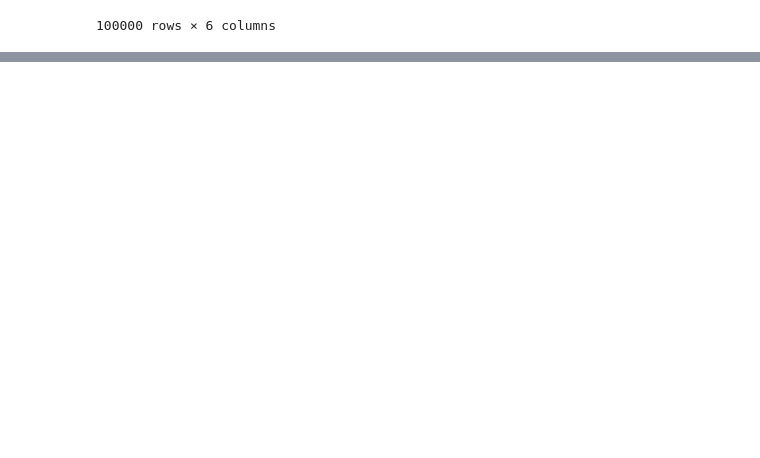
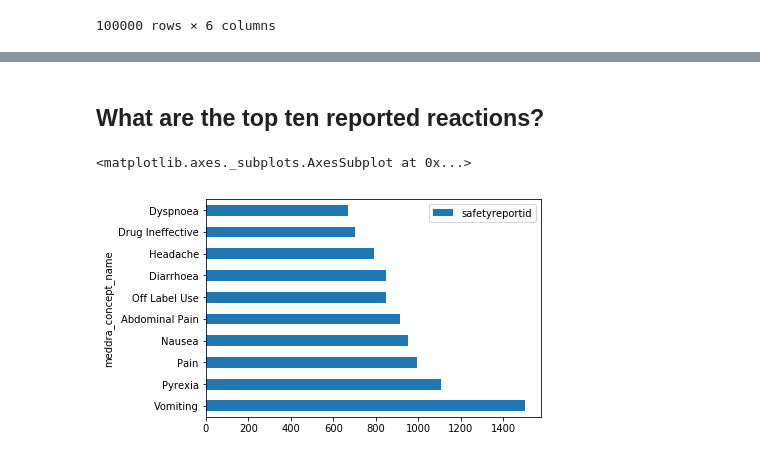
Before and after one commit to veronikabreton/smri2020, a Jupyter notebook: ntbks/python/My_First_Notebook.ipynb, the cells around one changed output, grey strips where cells are left out. Saved outputs shown, nothing was run; the diff lists cells and outputs as text; code cells hidden in the pictures; blank space fills up the shorter version.

```diff
--- a/ntbks/python/My_First_Notebook.ipynb
+++ b/ntbks/python/My_First_Notebook.ipynb
@@ -23,0 +67,15 @@ dat
+# %% [markdown]
+## What are the top ten reported reactions?
+# %%
+(dat.
+ loc[:,['safetyreportid','meddra_concept_name']].
+ drop_duplicates().
+ groupby('meddra_concept_name').
+ count().
+ sort_values('safetyreportid',ascending=False).
+ head(10).
+ plot.barh()
+)
+# %% [output]
+<matplotlib.axes._subplots.AxesSubplot at 0x...>
+[figure, added]
```
Also changed, not shown: parts of 8 cells of this notebook.
